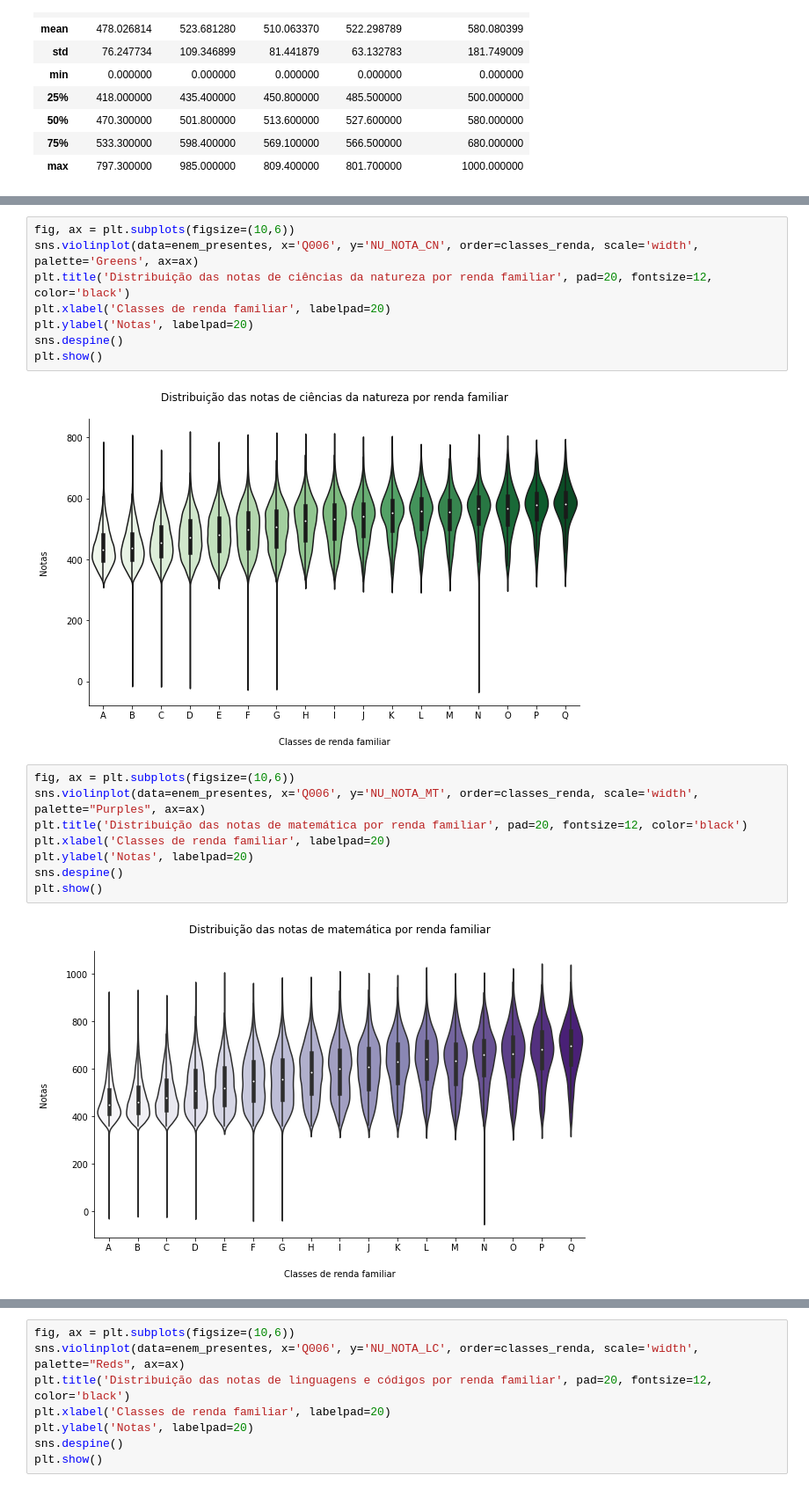
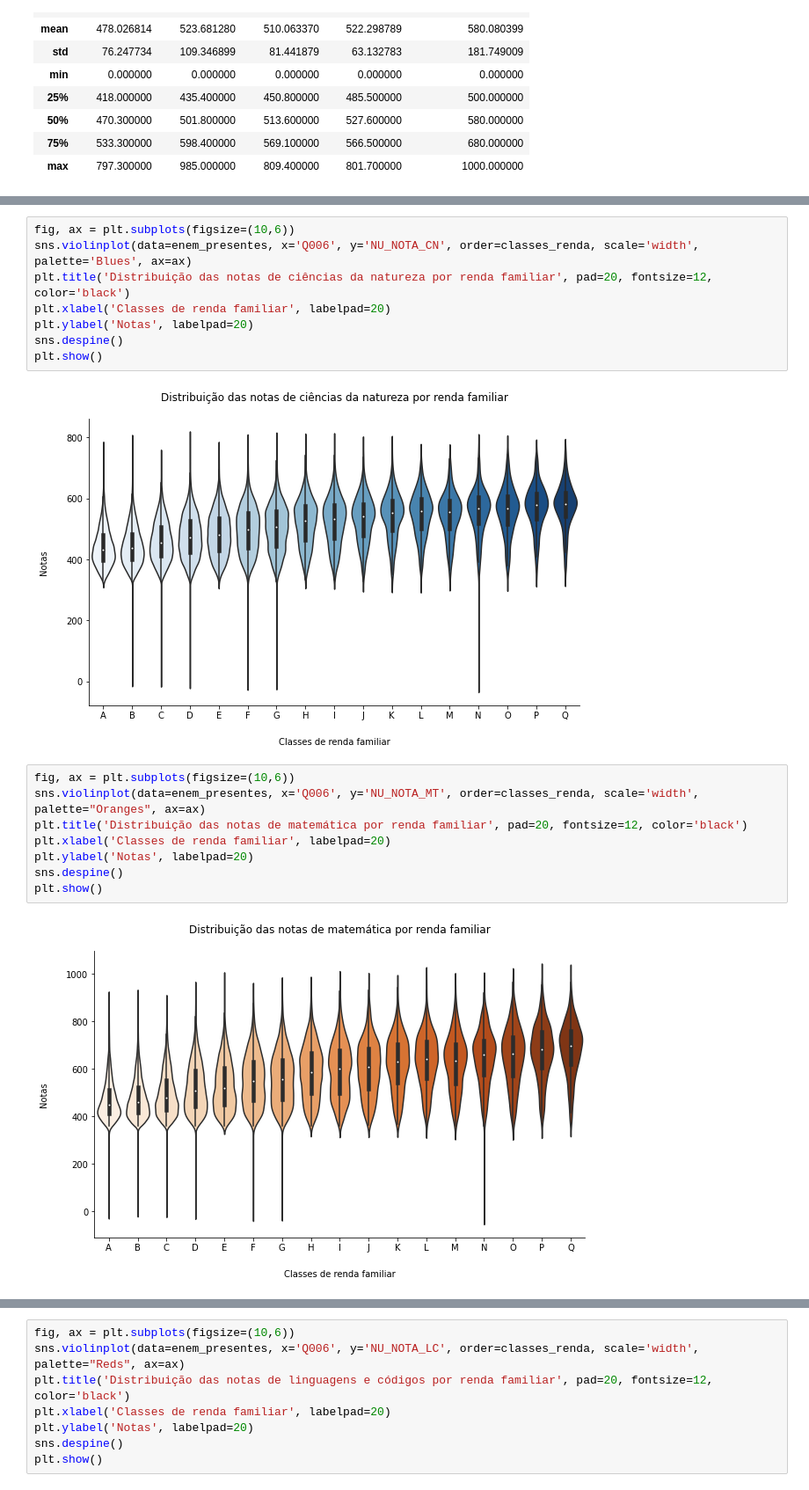
Before and after one commit to vinismachadoo/alura-imersao-dados-2, a Jupyter notebook: microdados_enem_2019.ipynb, the cells around one changed output, grey strips where cells are left out. Shown at 88% size. Saved outputs shown, nothing was run; the diff lists cells and outputs as text.

```diff
--- a/microdados_enem_2019.ipynb
+++ b/microdados_enem_2019.ipynb
@@ -316,22 +323,22 @@ plt.show()
 # %%
 fig, ax = plt.subplots(figsize=(10,6))
-sns.violinplot(data=enem_presentes, x='Q006', y='NU_NOTA_CN', order=classes_renda, scale='width', palette='Greens', ax=ax)
+sns.violinplot(data=enem_presentes, x='Q006', y='NU_NOTA_CN', order=classes_renda, scale='width', palette='Blues', ax=ax)
 plt.title('Distribuição das notas de ciências da natureza por renda familiar', pad=20, fontsize=12, color='black')
 plt.xlabel('Classes de renda familiar', labelpad=20)
 plt.ylabel('Notas', labelpad=20)
 sns.despine()
 plt.show()
 # %% [output]
-[figure, old version]
+[figure, new version]
 # %%
 fig, ax = plt.subplots(figsize=(10,6))
-sns.violinplot(data=enem_presentes, x='Q006', y='NU_NOTA_MT', order=classes_renda, scale='width', palette="Purples", ax=ax)
+sns.violinplot(data=enem_presentes, x='Q006', y='NU_NOTA_MT', order=classes_renda, scale='width', palette="Oranges", ax=ax)
 plt.title('Distribuição das notas de matemática por renda familiar', pad=20, fontsize=12, color='black')
 plt.xlabel('Classes de renda familiar', labelpad=20)
 plt.ylabel('Notas', labelpad=20)
 sns.despine()
 plt.show()
 # %% [output]
-[figure, old version]
+[figure, new version]
 # %%
 fig, ax = plt.subplots(figsize=(10,6))
```
Also changed, not shown: parts of 48 cells of this notebook.
